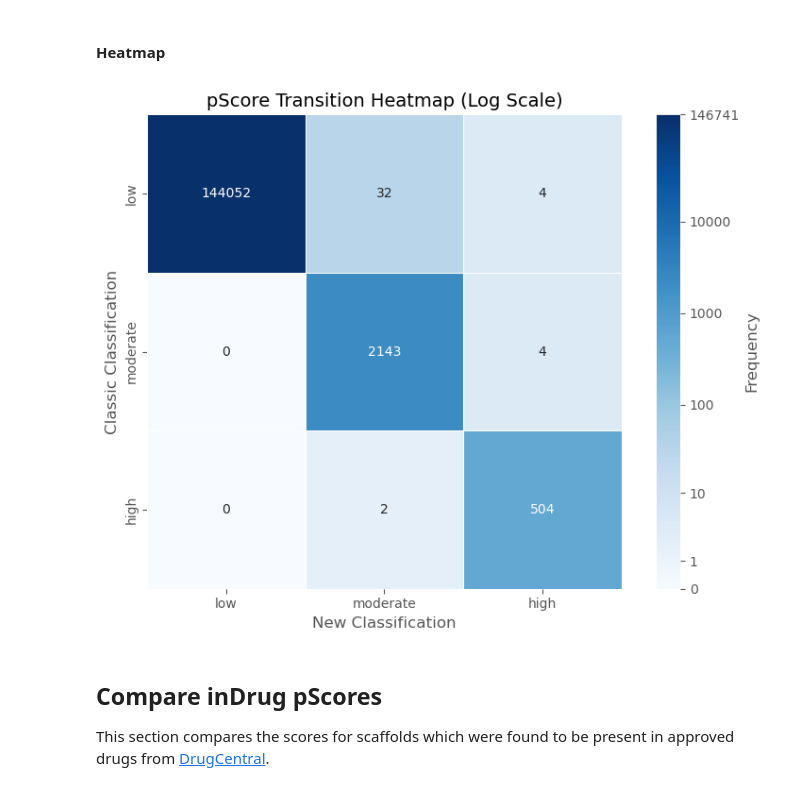
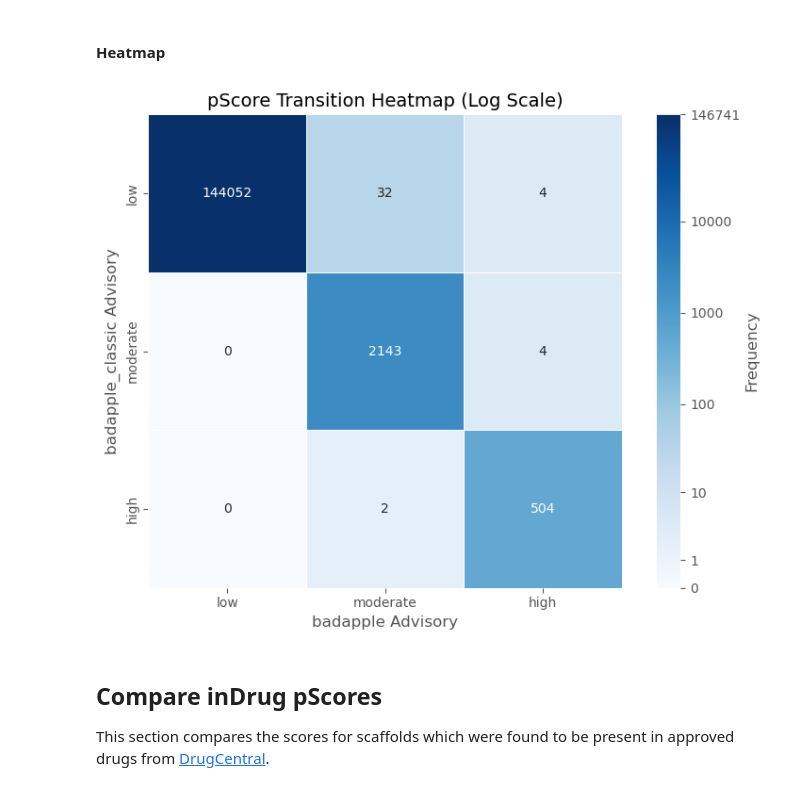
Before and after one commit to unmtransinfo/Badapple2, a Jupyter notebook: badapple1_comparison/src/notebooks/badapple-vs-badapple_classic.ipynb, the cells around one changed output. Drawn from its saved outputs; the diff is of its cells as text; code cells hidden in the pictures.

Commit message:
minor changes to plot labels

```diff
--- a/badapple1_comparison/src/notebooks/badapple-vs-badapple_classic.ipynb
+++ b/badapple1_comparison/src/notebooks/badapple-vs-badapple_classic.ipynb
@@ -7,8 +7,8 @@ This notebook compares data between badapple and badapple_classic, with a focus
 # define DB variables
 ORIGINAL_DB_NAME = "badapple"
 ORIGINAL_DB_HOST = "localhost"
-ORIGINAL_DB_USER = "<your_user>"
-ORIGINAL_DB_PASSWORD = "<your_password>"
+ORIGINAL_DB_USER = "jack"
+ORIGINAL_DB_PASSWORD = "Fletcher12"
 
 COMPARISON_DB_NAME = "badapple_classic"
 COMPARISON_DB_HOST = ORIGINAL_DB_HOST
@@ -192,10 +192,10 @@ pscore_outliers_df.to_csv(f"pscore_outliers_thresh={threshold}-min_abs_diff={min
 def get_outliers_img(df: pd.DataFrame, mols_per_row: int, useSVG: bool):
     mols = [Chem.MolFromSmiles(smi) for smi in df["scafsmi"]]
     legends = [
-        f"{row["scafsmi"]}\npscore_badapple={row[ORIGINAL_PSCORE_COL_NAME]}\npscore_comparison={row[COMPARISON_PSCORE_COL_NAME]}"
+        f"{row["scafsmi"]}\nbadapple pScore={row[ORIGINAL_PSCORE_COL_NAME]}\nbadapple_classic pScore={row[COMPARISON_PSCORE_COL_NAME]}"
         for row in df.to_dict(orient="records")
     ]
-    img = Chem.Draw.MolsToGridImage(mols=mols, legends=legends, molsPerRow=mols_per_row, useSVG=useSVG, subImgSize=(300, 300))
+    img = Chem.Draw.MolsToGridImage(mols=mols, legends=legends, molsPerRow=mols_per_row, useSVG=useSVG, subImgSize=(400, 300))
     return img
 # %%
 # visualize 9 outliers w/ largest absolute difference in pscore
@@ -219,3 +219,5 @@ get_outliers_img(top_9_outliers, 3, useSVG=False)
+# %%
+outliers_svg_img = get_outliers_img(top_9_outliers, 3, useSVG=True)
 # %%
 # create image visualizing all outliers, save
 mols_per_row = int(len(pscore_outliers_df) ** 0.5)
@@ -223,7 +225,9 @@ full_image = get_outliers_img(pscore_outliers_df, mols_per_row, useSVG=True)
 # %%
 save_path = f"outliers_image_thresh={threshold}-min_abs_diff={min_abs_diff}.svg"
 with open(save_path, "w") as f:
-    f.write(full_image)
+    f.write(full_image.data)
+with open("outliers_top_9.svg", "w") as f:
+    f.write(outliers_svg_img.data)
 # %% [markdown]
 ## pScore Rankings
 # %%
@@ -437,36 +440,36 @@ transition_matrix = (
 )
 transition_matrix = transition_matrix.reindex(index=desired_order, columns=desired_order)
 
 
 # Logarithmic transformation of the transition matrix
 log_transition_matrix = np.log1p(transition_matrix)  # log1p to handle zeros (log(1 + x))
 
 # Plot the heatmap
 plt.figure(figsize=(8, 6))
 sns.heatmap(
     log_transition_matrix,
     annot=transition_matrix,  # Show original counts as annotations
     fmt="d",
     cmap="Blues",
     cbar_kws={"label": "Frequency"},
     linewidths=0.5,
     square=True
 )
 
 # Customize the colorbar ticks
 colorbar = plt.gca().collections[0].colorbar
 original_ticks = [0, 1, 10, 100, 1000, 10000, sum(transition_matrix.sum())]
 log_ticks = np.log1p(original_ticks)
 colorbar.set_ticks(log_ticks)
 colorbar.set_ticklabels(original_ticks)
 
 plt.title(f"pScore Transition Heatmap (Log Scale)", fontsize=14)
-plt.xlabel("New Classification", fontsize=12)
-plt.ylabel("Classic Classification", fontsize=12)
+plt.xlabel("badapple Advisory", fontsize=12)
+plt.ylabel("badapple_classic Advisory", fontsize=12)
 plt.tight_layout()
 plt.show()
 # %% [output]
-[figure, old version]
+[figure, new version]
 # %% [markdown]
 ## Compare inDrug pScores
 This section compares the scores for scaffolds which were found to be present in approved drugs from [DrugCentral](https://drugcentral.org/).
```
Also changed, not shown: parts of 2 cells of this notebook.
